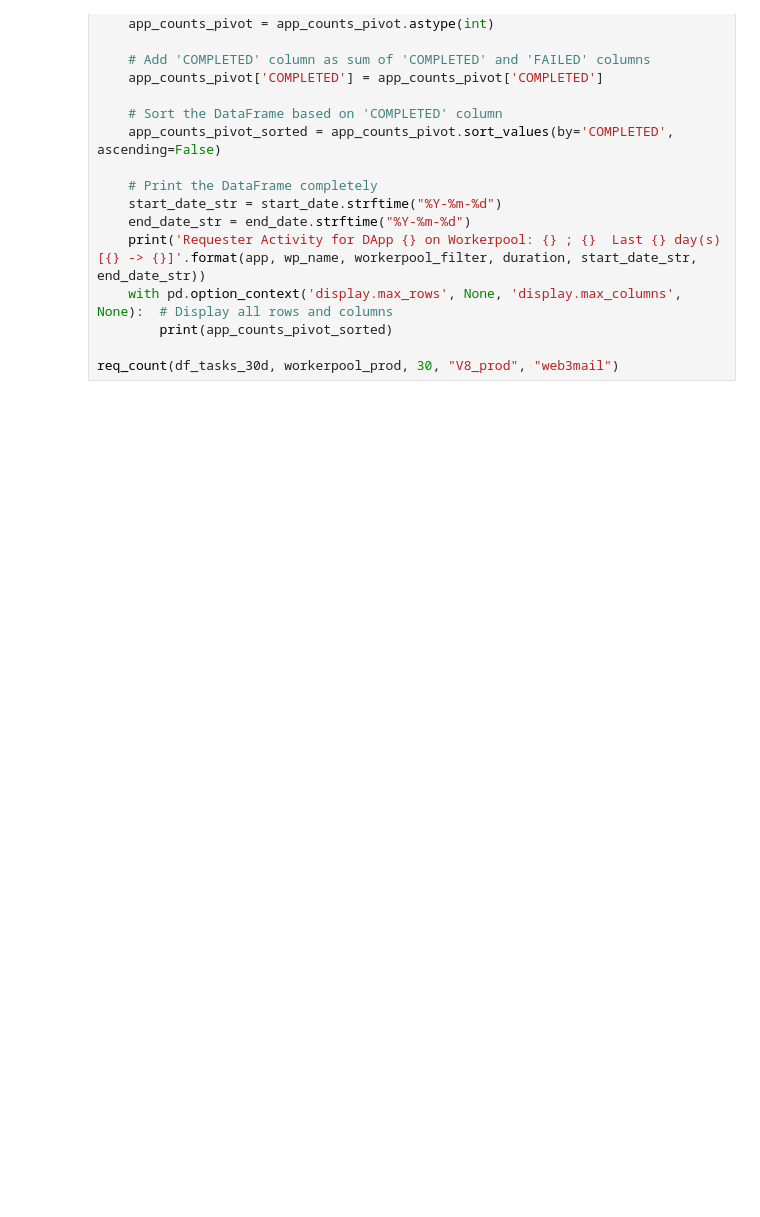
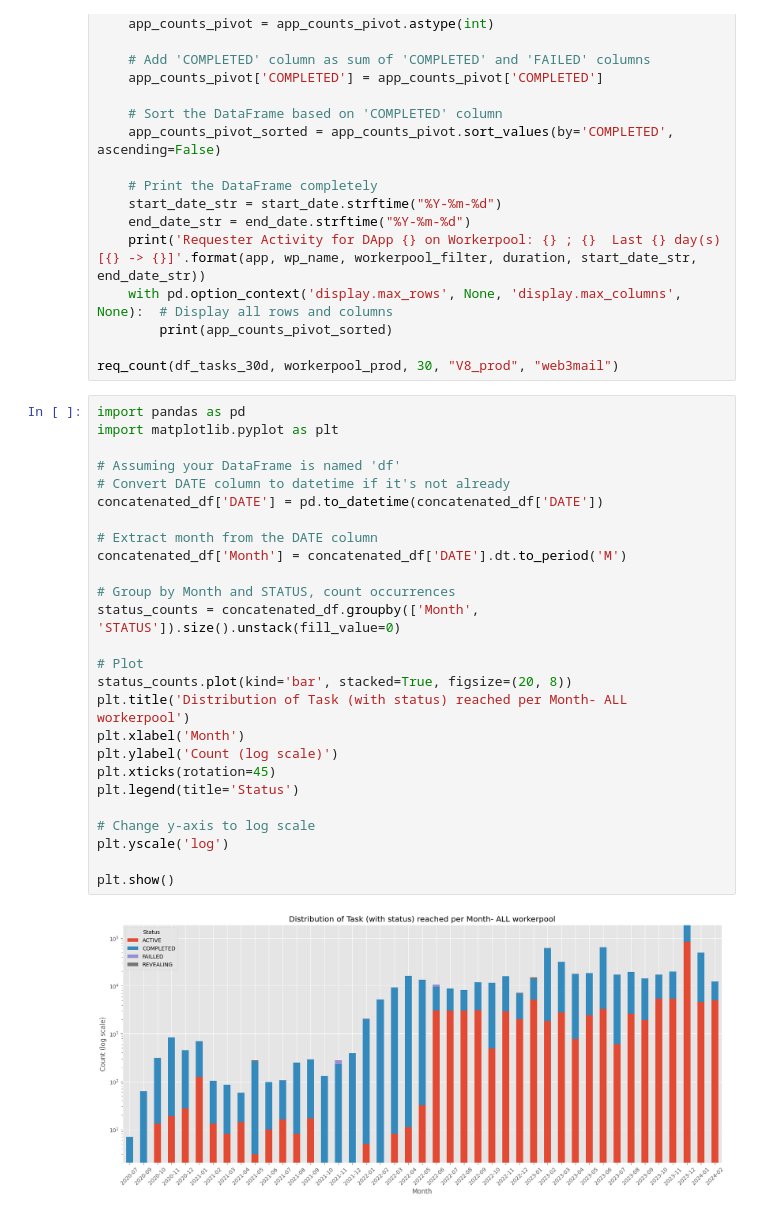
Before and after one commit to ericr6/platform_analysis, a Jupyter notebook: reach_campaign.ipynb, the cells around one changed output. Cells and saved outputs as stored; diff of their text form; blank space fills up the shorter version.

```diff
--- a/reach_campaign.ipynb
+++ b/reach_campaign.ipynb
@@ -387,3 +382,31 @@ def req_count(df,workerpool_filter, duration, wp_name, app):
         print(app_counts_pivot_sorted)
 
 req_count(df_tasks_30d, workerpool_prod, 30, "V8_prod", "web3mail")
+# %%
+import pandas as pd
+import matplotlib.pyplot as plt
+
+# Assuming your DataFrame is named 'df'
+# Convert DATE column to datetime if it's not already
+concatenated_df['DATE'] = pd.to_datetime(concatenated_df['DATE'])
+
+# Extract month from the DATE column
+concatenated_df['Month'] = concatenated_df['DATE'].dt.to_period('M')
+
+# Group by Month and STATUS, count occurrences
+status_counts = concatenated_df.groupby(['Month', 'STATUS']).size().unstack(fill_value=0)
+
+# Plot
+status_counts.plot(kind='bar', stacked=True, figsize=(20, 8))
+plt.title('Distribution of Task (with status) reached per Month- ALL workerpool')
+plt.xlabel('Month')
+plt.ylabel('Count (log scale)')
+plt.xticks(rotation=45)
+plt.legend(title='Status')
+
+# Change y-axis to log scale
+plt.yscale('log')
+
+plt.show()
+# %% [output]
+[figure, added]
```
Also changed, not shown: parts of 7 cells of this notebook.
